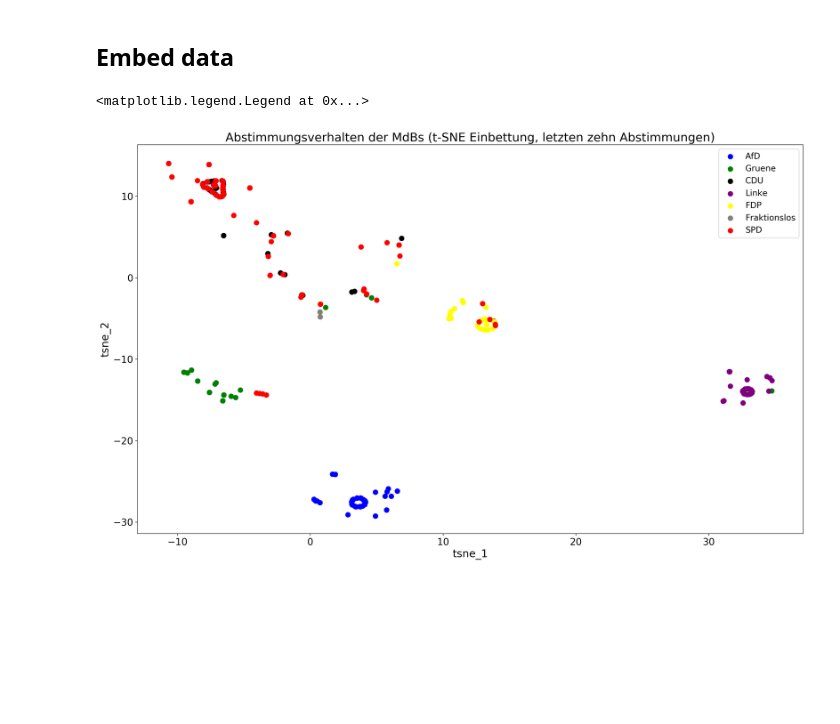
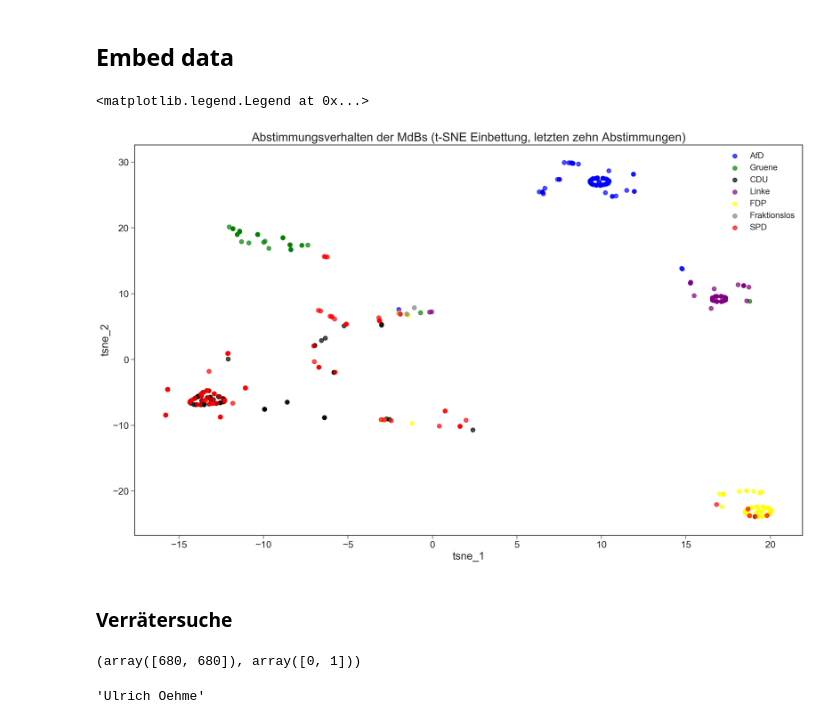
Before and after one commit to uberwach/bundestag-votes, a Jupyter notebook: notebooks/Analysis.ipynb, the cells around one changed output. Cells and saved outputs as stored; diff of their text form; code cells hidden in the pictures; blank space fills up the shorter version.

```diff
--- a/notebooks/Analysis.ipynb
+++ b/notebooks/Analysis.ipynb
@@ -82,31 +86,34 @@ X.shape
 # %%
 from sklearn.manifold import TSNE
 # %%
-tsne = TSNE(2)
+tsne = TSNE(2, n_iter=3000, random_state=1)
 X_2d = tsne.fit_transform(X)
 # %%
 import seaborn as sns
+sns.set_style("ticks")
 # 0 == AfD
 # 1 == Grüne
 # 2 == CDU
 # 3 == Linke
 # 4 == FDP
 # 5 == Fraktionslos
 # 6 == SPD
 
 legends = ["AfD", "Gruene", "CDU", "Linke", "FDP", "Fraktionslos", "SPD"]
 colors = ["blue", "green", "black", "purple", "yellow", "grey", "red"]
 
 fig, ax = plt.subplots()
 
 for i, (label, color) in enumerate(zip(legends, colors)):
     X_class = X_2d[y == i]
-    ax.scatter(x=X_class[:, 0], y=X_class[:, 1], c=color, label=label)
+    ax.scatter(x=X_class[:, 0], y=X_class[:, 1], s=50, alpha=0.7, c=color, label=label)
 
 plt.title("Abstimmungsverhalten der MdBs (t-SNE Einbettung, letzten zehn Abstimmungen)")
 plt.xlabel("tsne_1")
 plt.ylabel("tsne_2")
 plt.legend()
 # %% [output]
 <matplotlib.legend.Legend at 0x...>
-[figure, old version]
+[figure, new version]
+# %% [markdown]
+### Verrätersuche
@@ -112,0 +125,8 @@ plt.legend()
+# %%
+np.where(X_2d == outlier)
+# %% [output]
+(array([680, 680]), array([0, 1]))
+# %%
+names[680]
+# %% [output]
+'Ulrich Oehme'
```
Also changed, not shown: parts of 4 cells of this notebook, 3 other files.
